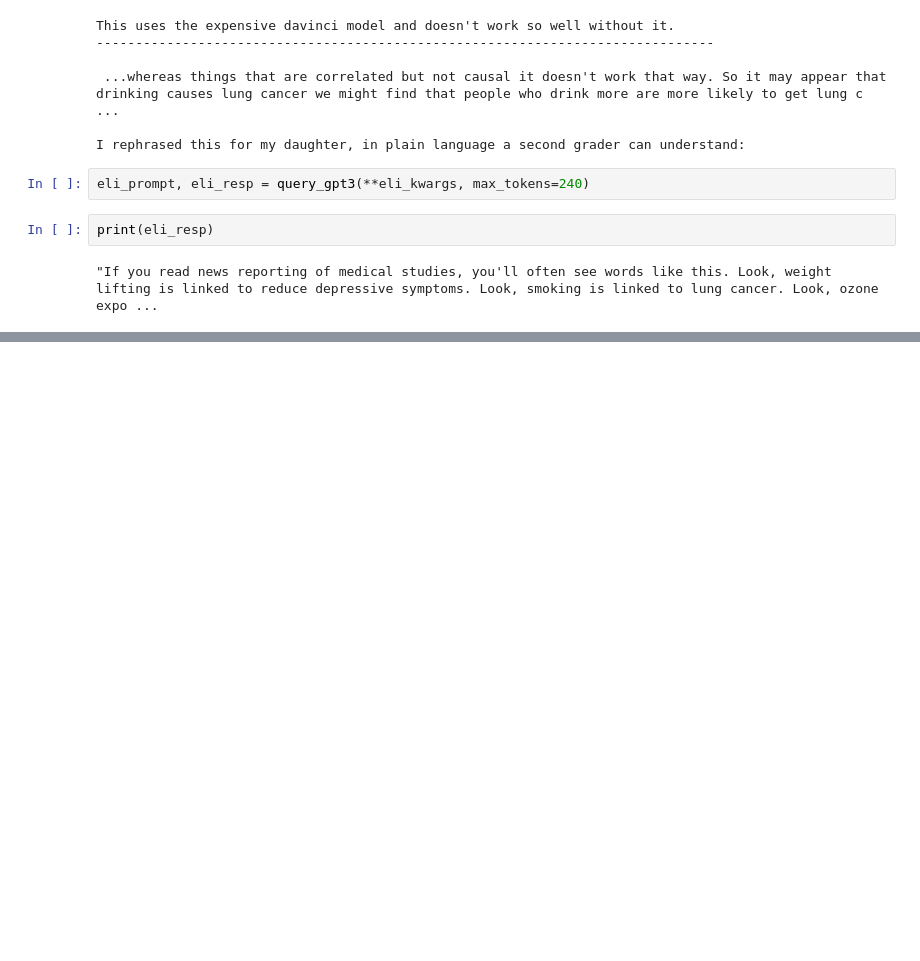
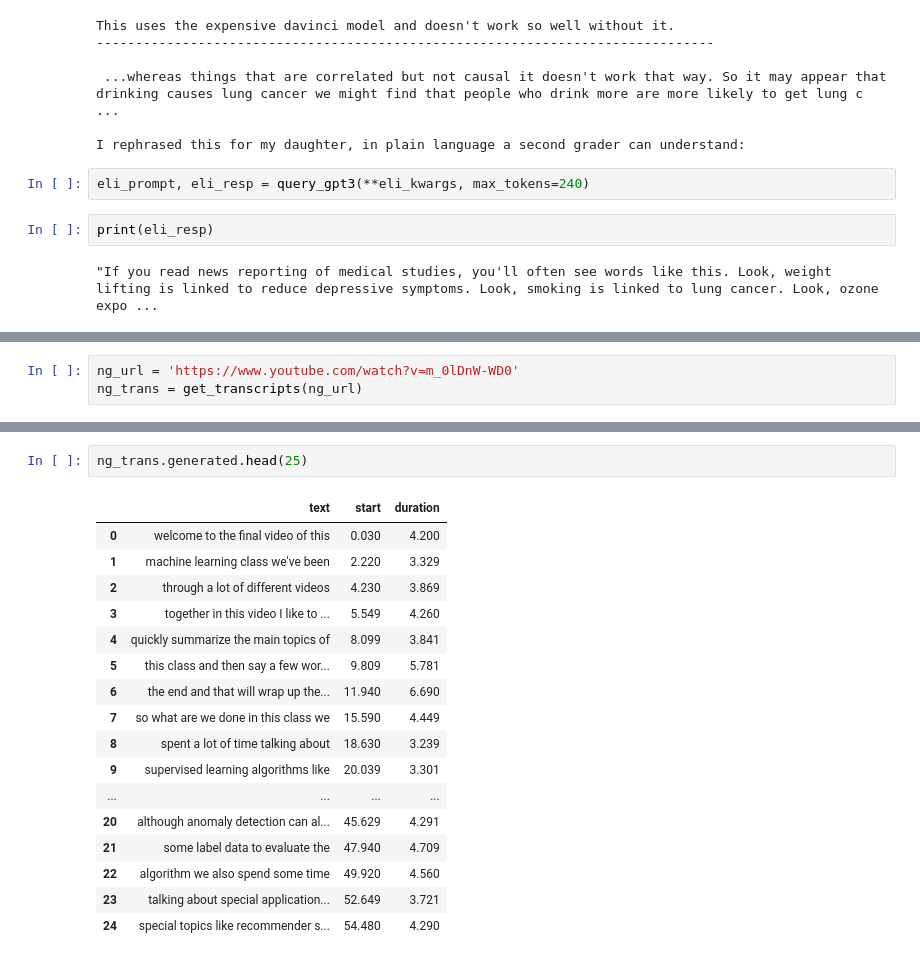
Before and after one commit to hdmamin/jabberwocky, a Jupyter notebook: notebooks/nb02-youtube-api-playground.ipynb, the cells around one changed output, grey strips where cells are left out. Cells and saved outputs as stored; diff of their text form; blank space fills up the shorter version.

```diff
--- a/notebooks/nb02-youtube-api-playground.ipynb
+++ b/notebooks/nb02-youtube-api-playground.ipynb
@@ -894,0 +901,3 @@ print(eli_resp)
+# %%
+ng_url = 'https://www.youtube.com/watch?v=m_0lDnW-WD0'
+ng_trans = get_transcripts(ng_url)
@@ -894,0 +1082,20 @@ print(eli_resp)
+# %%
+ng_trans.generated.head(25)
+# %% [output]
+|  | text | start | duration |
+| 0 | welcome to the final video of this | 0.030 | 4.200 |
+| 1 | machine learning class we've been | 2.220 | 3.329 |
+| 2 | through a lot of different videos | 4.230 | 3.869 |
+| 3 | together in this video I like to ... | 5.549 | 4.260 |
+| 4 | quickly summarize the main topics of | 8.099 | 3.841 |
+| 5 | this class and then say a few wor... | 9.809 | 5.781 |
+| 6 | the end and that will wrap up the... | 11.940 | 6.690 |
+| 7 | so what are we done in this class we | 15.590 | 4.449 |
+| 8 | spent a lot of time talking about | 18.630 | 3.239 |
+| 9 | supervised learning algorithms like | 20.039 | 3.301 |
+| ... | ... | ... | ... |
+| 20 | although anomaly detection can al... | 45.629 | 4.291 |
+| 21 | some label data to evaluate the | 47.940 | 4.709 |
+| 22 | algorithm we also spend some time | 49.920 | 4.560 |
+| 23 | talking about special application... | 52.649 | 3.721 |
+| 24 | special topics like recommender s... | 54.480 | 4.290 |
```
Also changed, not shown: parts of 29 cells of this notebook, 1 other file.
